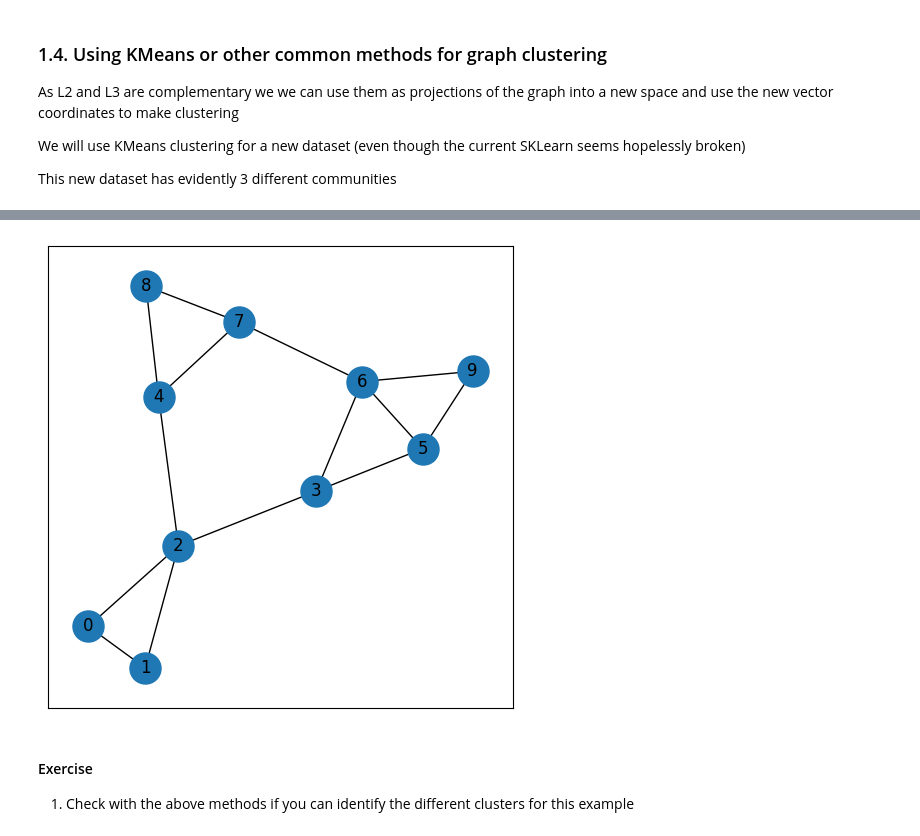
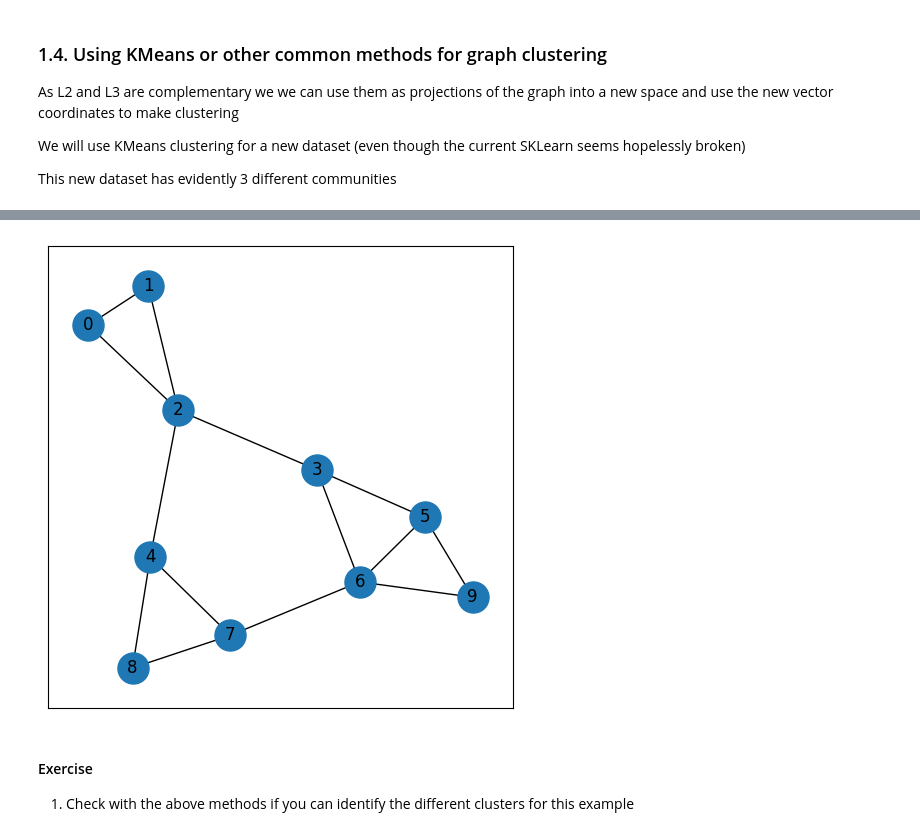
Before and after one commit to joelpoliveira/DataMiningCourse, a Jupyter notebook: TP/Lab Class TP11-20230518/PD_2223_TP11.ipynb, the cells around one changed output, grey strips where cells are left out. Drawn from its saved outputs; the diff is of its cells as text; code cells hidden in the pictures.

```diff
--- a/TP/Lab Class TP11-20230518/PD_2223_TP11.ipynb
+++ b/TP/Lab Class TP11-20230518/PD_2223_TP11.ipynb
@@ -23,12 +23,12 @@ import networkx as nx
 # %% [markdown]
 First we will create a simple graph with 9 edges
 # %%
-def plot_graph(G, edges, figsize=(6,6)):
+def plot_graph(G, figsize=(6,6), node_size=500):
     f, ax = plt.subplots(1,1, figsize=figsize)
-    display = display = nx.spring_layout(G, seed=2)
-    nx.draw_networkx_nodes(G, pos=display, node_size = 500, ax=ax)
+    display = display = nx.spring_layout(G)
+    nx.draw_networkx_nodes(G, pos=display, node_size = node_size, ax=ax)
     nx.draw_networkx_labels(G, pos=display, ax=ax)
-    nx.draw_networkx_edges(G, pos=display, edgelist=edges, ax=ax, arrows=False)
+    nx.draw_networkx_edges(G, pos=display, edgelist=G.edges, ax=ax, arrows=False)
 # %%
 
 edges=[(1,3), (1,4), (3,4),
@@ -284,5 +270,5 @@ plot_graph(G, edges, (8,8))
 # %%
-G = Graph()
+G = graphviz.Graph()
 G.engine="fdp"
 for i,j in edges: G.edge(str(i),str(j))
 
@@ -344,9 +330,9 @@ G
 # %%
 G = nx.Graph()
 G.add_edges_from(edges)
-plot_graph(G, edges)
+plot_graph(G)
 # %% [output]
-[figure, old version]
+[figure, new version]
 # %% [markdown]
 #### Exercise
 
```
Also changed, not shown: parts of 48 cells of this notebook, 2 other files.
